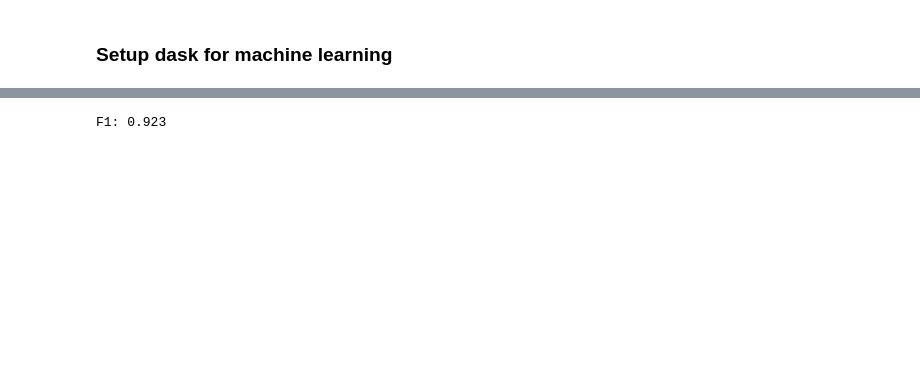
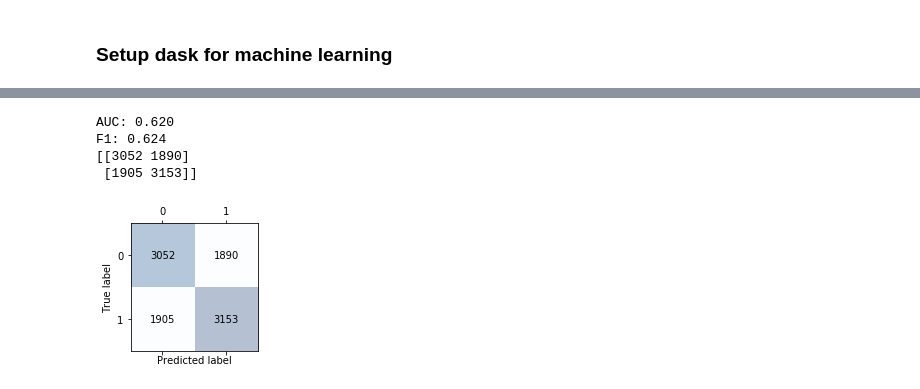
Before and after one commit to jorgenporgen/DAT300, a Jupyter notebook: jorgens2.ipynb, the cells around one changed output, grey strips where cells are left out. Drawn from its saved outputs; the diff is of its cells as text; code cells hidden in the pictures; blank space fills up the shorter version.

```diff
--- a/jorgens2.ipynb
+++ b/jorgens2.ipynb
@@ -36,14 +36,24 @@ X_train
 # %%
+# Compute the AUC, F1 and confusion matrix for your best model on the training data
+
 from dask_ml.linear_model import LogisticRegression
 from dask_ml.metrics import accuracy_score
 from sklearn.metrics import f1_score
+from sklearn.metrics import confusion_matrix
 
 lr = LogisticRegression()
 lr.fit(X_train,y_train)
-
+y_true=y_test
 y_pred = lr.predict(X_test)
 
 accuracy_score(y_true, y_pred)
-print('F1: %.3f' % f1_score(y_true=y_test, y_pred=y_pred))
+from sklearn import metrics
+fpr, tpr, thresholds = metrics.roc_curve(y_test, y_pred)
+print('AUC: %.3f' % metrics.auc(fpr, tpr))
+print('F1: %.3f' % f1_score(y_true, y_pred))
 # %% [output]
-F1: 0.923
+AUC: 0.620
+F1: 0.624
+[[3052 1890]
+ [1905 3153]]
+[figure, added]
```
Also changed, not shown: parts of 11 cells of this notebook.
